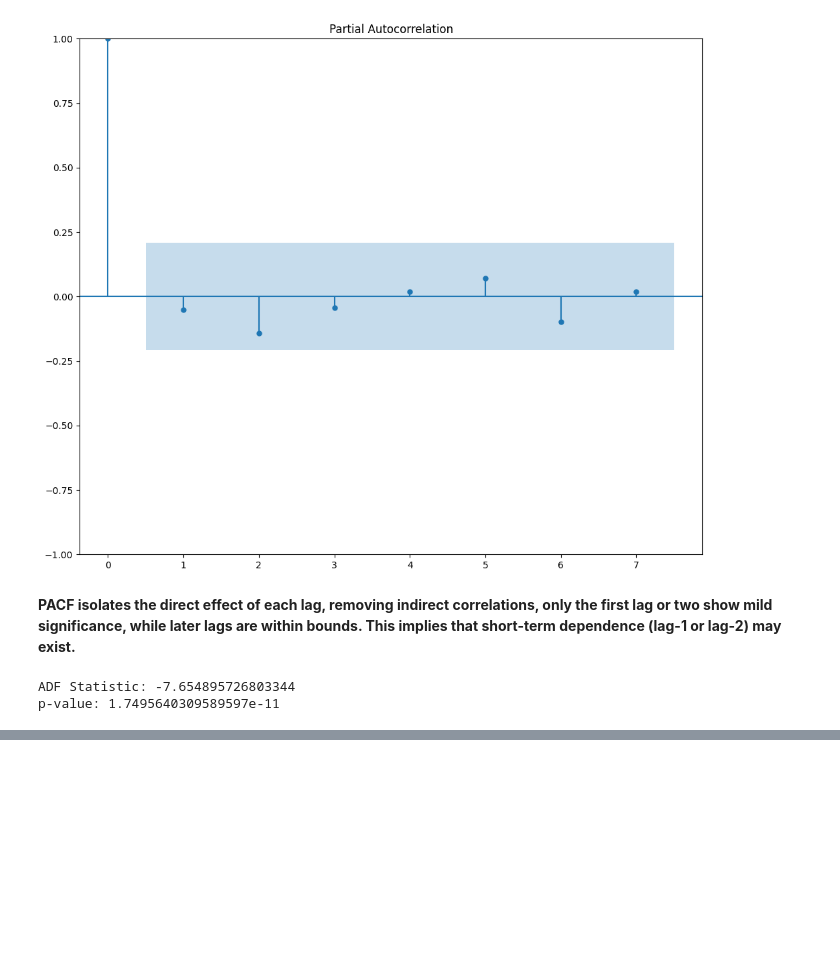
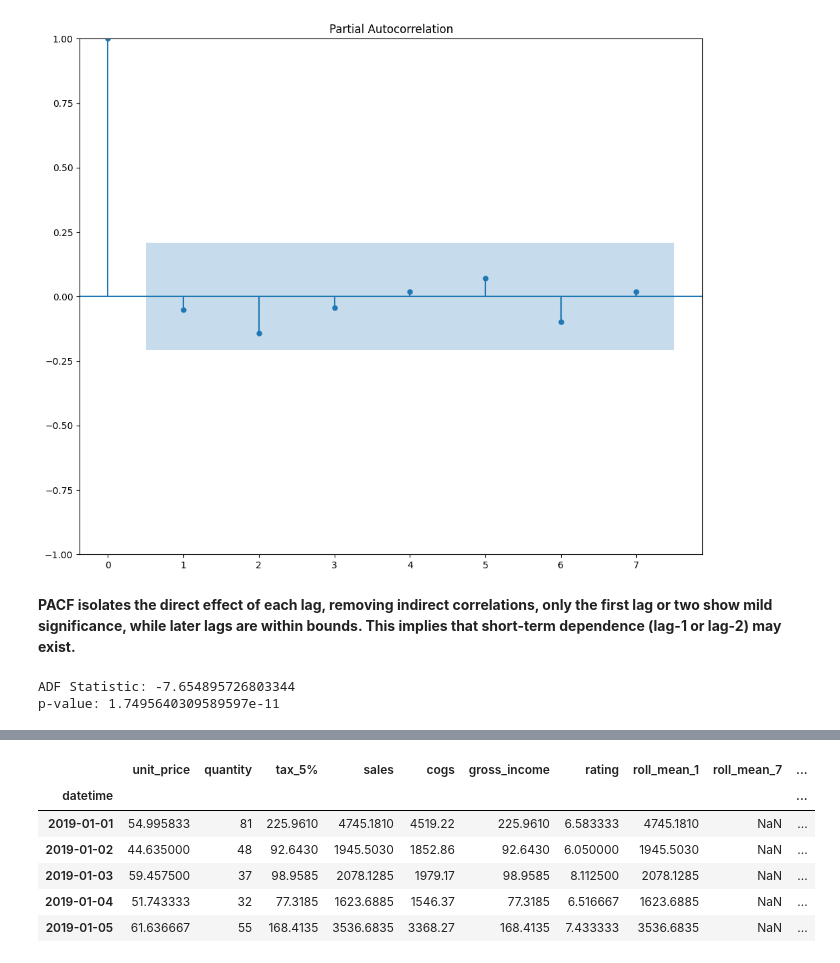
Before and after one commit to SmogJ/Supermarket-Sales-Forecaster, a Jupyter notebook: sales_forcast.ipynb, the cells around one changed output, grey strips where cells are left out. Drawn from its saved outputs; the diff is of its cells as text; code cells hidden in the pictures; blank space fills up the shorter version.

```diff
--- a/sales_forcast.ipynb
+++ b/sales_forcast.ipynb
@@ -568,0 +658,10 @@ p-value: 1.7495640309589597e-11
+# %%
+df_daily.head()
+# %% [output]
+|  | unit_price | quantity | tax_5% | sales | cogs | gross_income | rating | roll_mean_1 | roll_mean_7 | ... |
+| datetime |  |  |  |  |  |  |  |  |  | ... |
+| 2019-01-01 | 54.995833 | 81 | 225.9610 | 4745.1810 | 4519.22 | 225.9610 | 6.583333 | 4745.1810 | NaN | ... |
+| 2019-01-02 | 44.635000 | 48 | 92.6430 | 1945.5030 | 1852.86 | 92.6430 | 6.050000 | 1945.5030 | NaN | ... |
+| 2019-01-03 | 59.457500 | 37 | 98.9585 | 2078.1285 | 1979.17 | 98.9585 | 8.112500 | 2078.1285 | NaN | ... |
+| 2019-01-04 | 51.743333 | 32 | 77.3185 | 1623.6885 | 1546.37 | 77.3185 | 6.516667 | 1623.6885 | NaN | ... |
+| 2019-01-05 | 61.636667 | 55 | 168.4135 | 3536.6835 | 3368.27 | 168.4135 | 7.433333 | 3536.6835 | NaN | ... |
```
Also changed, not shown: parts of 29 cells of this notebook.
